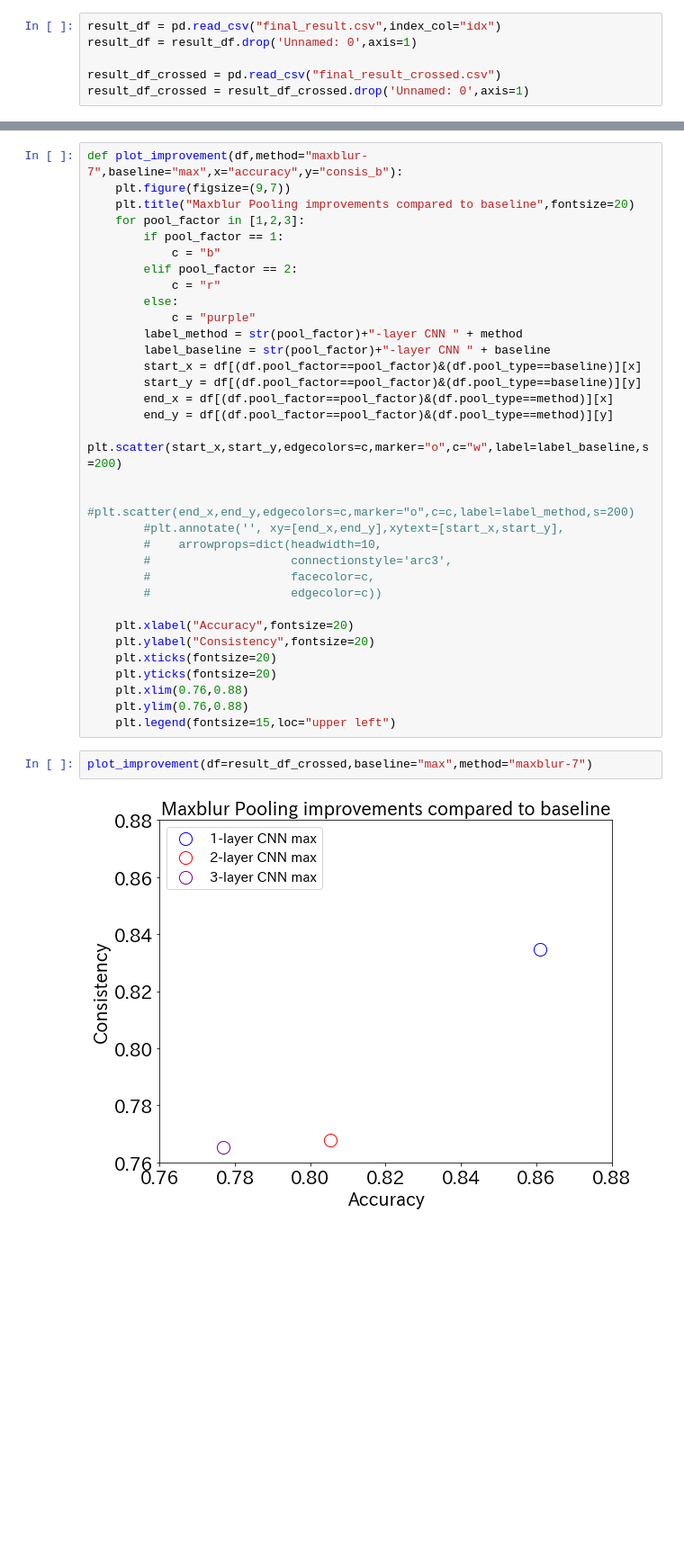
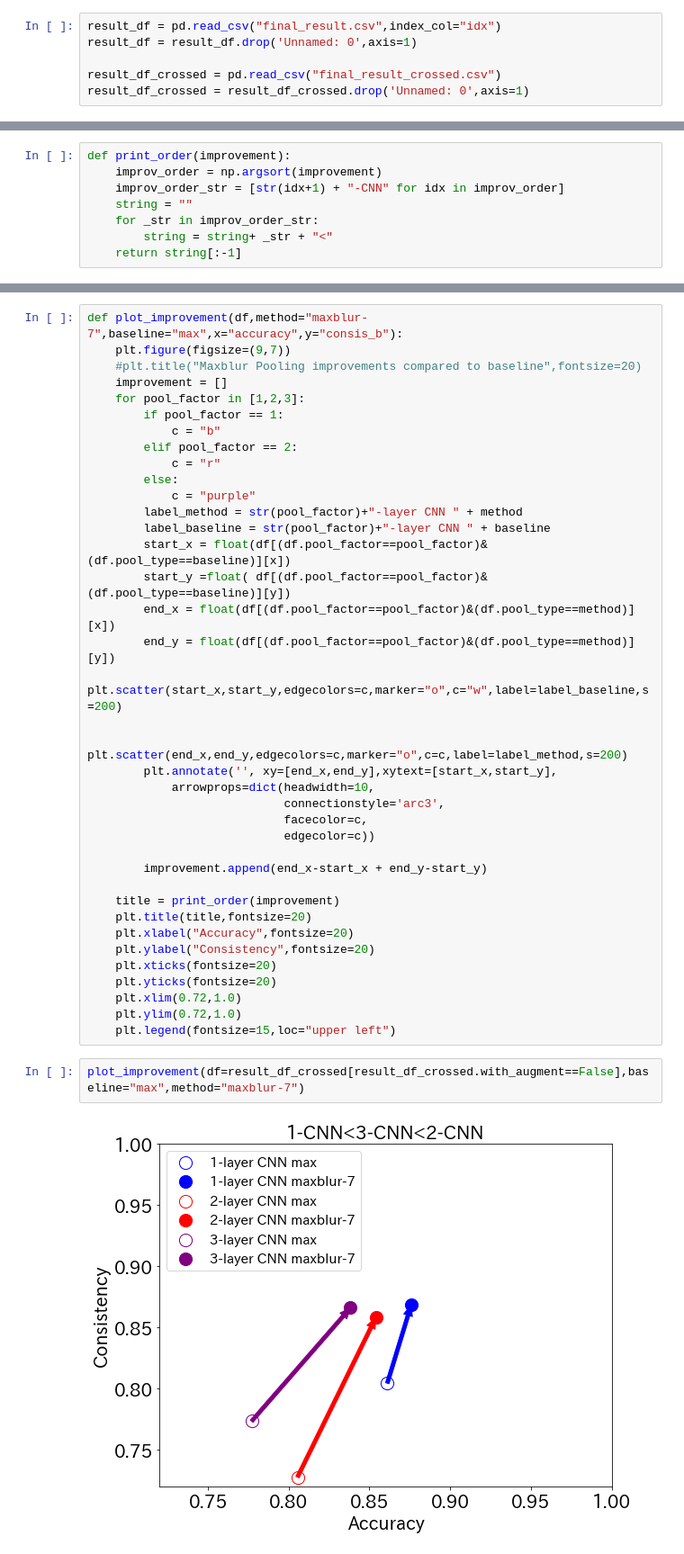
Before and after one commit to huxianyin/hu_ShiftInvarianceValidation_Biosignals2020, a Jupyter notebook: AF Detection/Analyze Result from final csv.ipynb, the cells around one changed output, grey strips where cells are left out. Shown at 90% size. Saved outputs shown, nothing was run; the diff lists cells and outputs as text; blank space fills up the shorter version.

```diff
--- a/AF Detection/Analyze Result from final csv.ipynb
+++ b/AF Detection/Analyze Result from final csv.ipynb
@@ -44,0 +34,8 @@ result_df_crossed
+# %%
+def print_order(improvement):
+    improv_order = np.argsort(improvement)
+    improv_order_str = [str(idx+1) + "-CNN" for idx in improv_order]
+    string = ""
+    for _str in improv_order_str:
+        string = string+ _str + "<"
+    return string[:-1]
@@ -45,7 +44,8 @@ result_df_crossed
 # %%
 def plot_improvement(df,method="maxblur-7",baseline="max",x="accuracy",y="consis_b"):
     plt.figure(figsize=(9,7))
-    plt.title("Maxblur Pooling improvements compared to baseline",fontsize=20)
+    #plt.title("Maxblur Pooling improvements compared to baseline",fontsize=20)
+    improvement = []
     for pool_factor in [1,2,3]:
         if pool_factor == 1:
             c = "b"
@@ -55,30 +55,34 @@ def plot_improvement(df,method="maxblur-7",baseline="max",x="accuracy",y="consis
             c = "purple"
         label_method = str(pool_factor)+"-layer CNN " + method
         label_baseline = str(pool_factor)+"-layer CNN " + baseline
-        start_x = df[(df.pool_factor==pool_factor)&(df.pool_type==baseline)][x]
-        start_y = df[(df.pool_factor==pool_factor)&(df.pool_type==baseline)][y]
-        end_x = df[(df.pool_factor==pool_factor)&(df.pool_type==method)][x]
-        end_y = df[(df.pool_factor==pool_factor)&(df.pool_type==method)][y]
+        start_x = float(df[(df.pool_factor==pool_factor)&(df.pool_type==baseline)][x])
+        start_y =float( df[(df.pool_factor==pool_factor)&(df.pool_type==baseline)][y])
+        end_x = float(df[(df.pool_factor==pool_factor)&(df.pool_type==method)][x])
+        end_y = float(df[(df.pool_factor==pool_factor)&(df.pool_type==method)][y])
         plt.scatter(start_x,start_y,edgecolors=c,marker="o",c="w",label=label_baseline,s=200)
 
-        #plt.scatter(end_x,end_y,edgecolors=c,marker="o",c=c,label=label_method,s=200)
-        #plt.annotate('', xy=[end_x,end_y],xytext=[start_x,start_y],
-        #    arrowprops=dict(headwidth=10,
-        #                    connectionstyle='arc3',
-        #                    facecolor=c,
-        #                    edgecolor=c))
+        plt.scatter(end_x,end_y,edgecolors=c,marker="o",c=c,label=label_method,s=200)
+        plt.annotate('', xy=[end_x,end_y],xytext=[start_x,start_y],
+            arrowprops=dict(headwidth=10,
+                            connectionstyle='arc3',
+                            facecolor=c,
+                            edgecolor=c))
 
+        improvement.append(end_x-start_x + end_y-start_y)
+
+    title = print_order(improvement)
+    plt.title(title,fontsize=20)
     plt.xlabel("Accuracy",fontsize=20)
     plt.ylabel("Consistency",fontsize=20)
     plt.xticks(fontsize=20)
     plt.yticks(fontsize=20)
-    plt.xlim(0.76,0.88)
-    plt.ylim(0.76,0.88)
+    plt.xlim(0.72,1.0)
+    plt.ylim(0.72,1.0)
     plt.legend(fontsize=15,loc="upper left")
 # %%
-plot_improvement(df=result_df_crossed,baseline="max",method="maxblur-7")
+plot_improvement(df=result_df_crossed[result_df_crossed.with_augment==False],baseline="max",method="maxblur-7")
 # %% [output]
-[figure, old version]
+[figure, new version]
 # %%
 for baseline in ["max","avg"]:
     for method in ["maxblur-" + str(i+3) for i in range(5)]:
```
Also changed, not shown: parts of 3 cells of this notebook, 34 other files.
